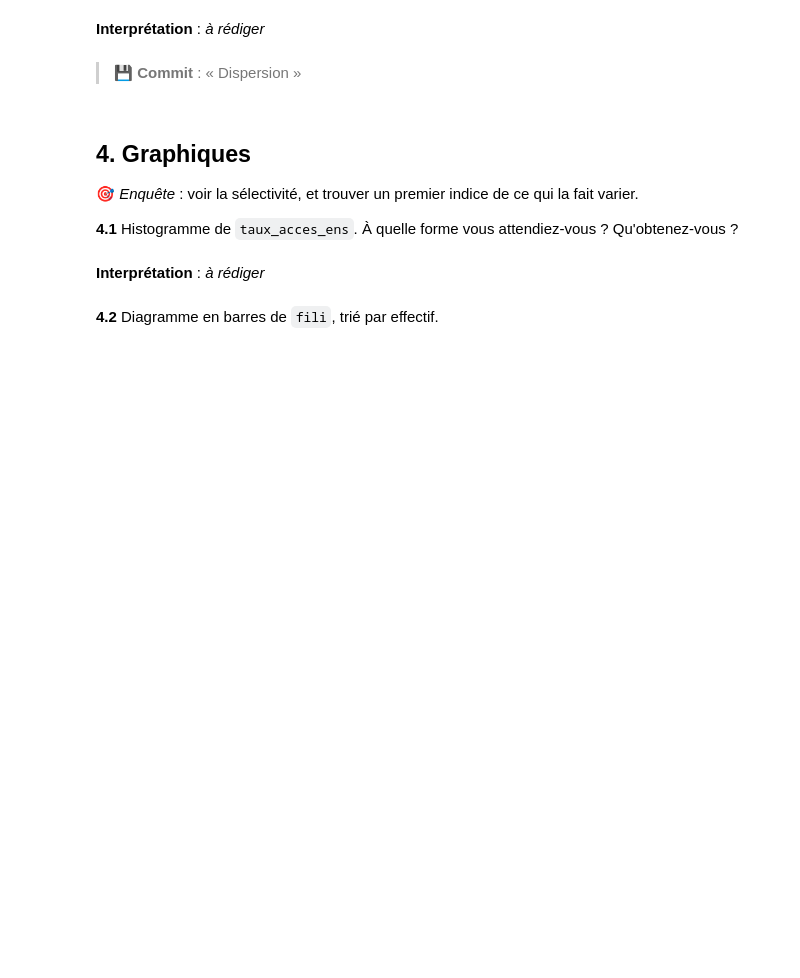
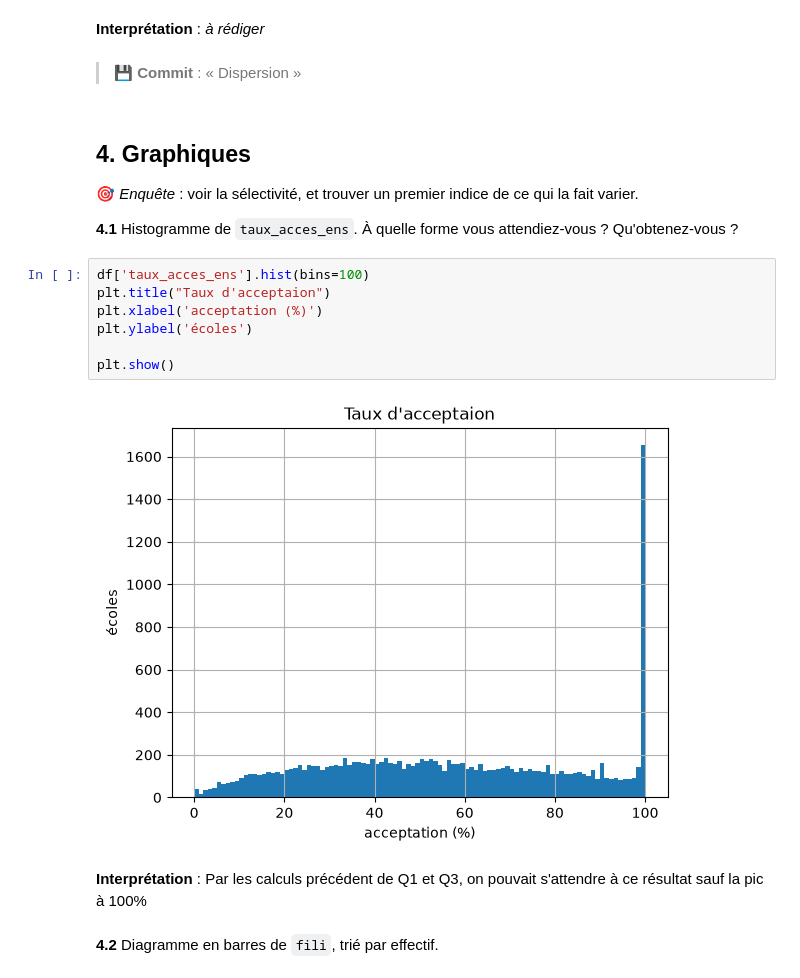
Before and after one commit to Ueihta/tp_EA_MG, a Jupyter notebook: TP_Parcoursup.ipynb, the cells around one changed output. Cells and saved outputs as stored; diff of their text form; blank space fills up the shorter version.

```diff
--- a/TP_Parcoursup.ipynb
+++ b/TP_Parcoursup.ipynb
@@ -270,7 +270,17 @@ Coefficient de variation:  50.92077218137682
 🎯 *Enquête* : voir la sélectivité, et trouver un premier indice de ce qui la fait varier.
 
 **4.1** Histogramme de `taux_acces_ens`. À quelle forme vous attendiez-vous ? Qu'obtenez-vous ?
+# %%
+df['taux_acces_ens'].hist(bins=100)
+plt.title("Taux d'acceptaion")
+plt.xlabel('acceptation (%)')
+plt.ylabel('écoles')
+
+plt.show()
+# %% [output]
+[figure, added]
 # %% [markdown]
-**Interprétation** : _à rédiger_
+**Interprétation** :
+Par les calculs précédent de Q1 et Q3, on pouvait s'attendre à ce résultat sauf la pic à 100%
 # %% [markdown]
 **4.2** Diagramme en barres de `fili`, trié par effectif.
```
Also changed, not shown: parts of 1 cell of this notebook.
